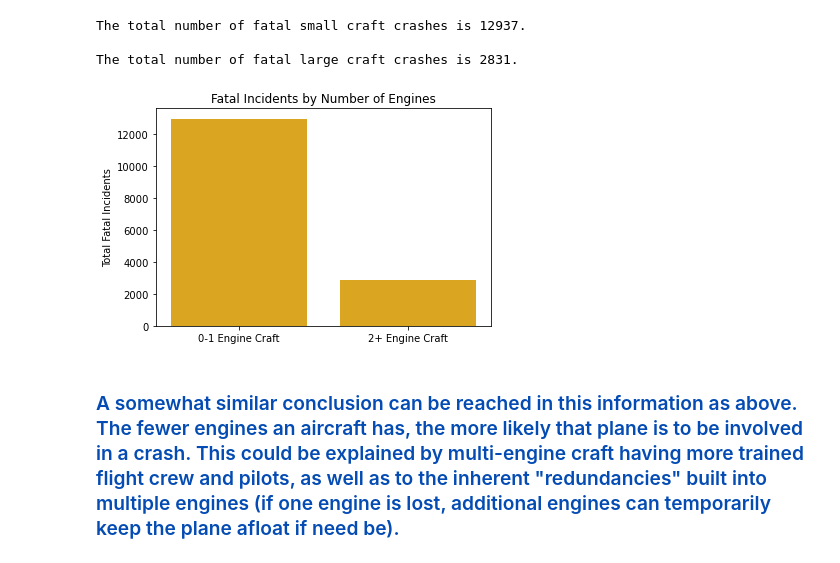
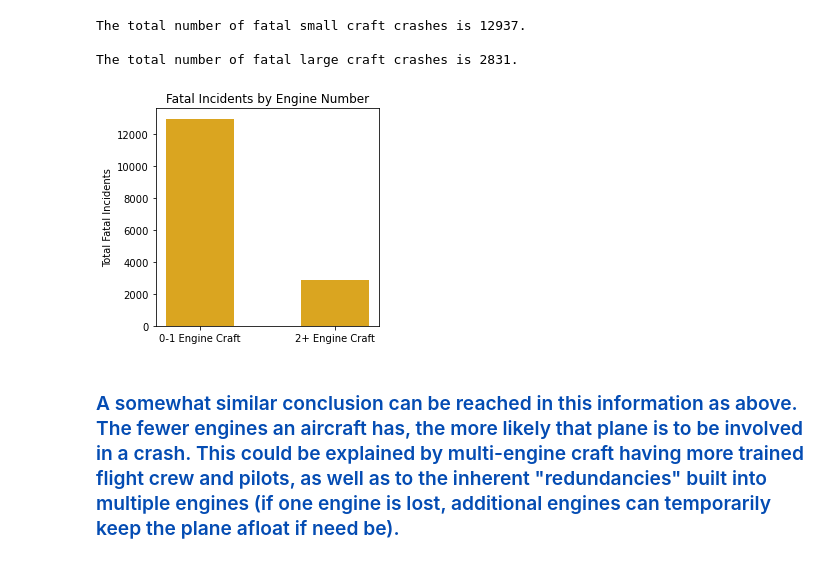
Before and after one commit to a-JAVA-chip-frappuccino/Aviation-Accidents-Analysis, a Jupyter notebook: student.ipynb, the cells around one changed output. Cells and saved outputs as stored; diff of their text form; code cells hidden in the pictures.

```diff
--- a/student.ipynb
+++ b/student.ipynb
@@ -224,16 +226,18 @@ The total number of fatal large craft crashes is 2831.
 # %%
 fig, ax = plt.subplots()
 
-ax.bar("0-1 Engine Craft", total_small_fatal, color = 'goldenrod')
+fig.set_figwidth(4)
 
-ax.bar("2+ Engine Craft", total_large_fatal, color = 'goldenrod')
+ax.bar("0-1 Engine Craft", total_small_fatal, color = 'goldenrod', width = 0.5)
 
-ax.set_title("Fatal Incidents by Number of Engines")
+ax.bar("2+ Engine Craft", total_large_fatal, color = 'goldenrod', width = 0.5)
+
+ax.set_title("Fatal Incidents by Engine Number")
 ax.set_ylabel("Total Fatal Incidents")
 
 plt.show()
 # %% [output]
-[figure, old version]
+[figure, new version]
 # %% [markdown]
 ### <font color = '#044cb3'>A somewhat similar conclusion can be reached in this information as above. The fewer engines an aircraft has, the more likely that plane is to be involved in a crash. This could be explained by multi-engine craft having more trained flight crew and pilots, as well as to the inherent "redundancies" built into multiple engines (if one engine is lost, additional engines can temporarily keep the plane afloat if need be).
 # %% [markdown]
```
Also changed, not shown: parts of 3 cells of this notebook.
